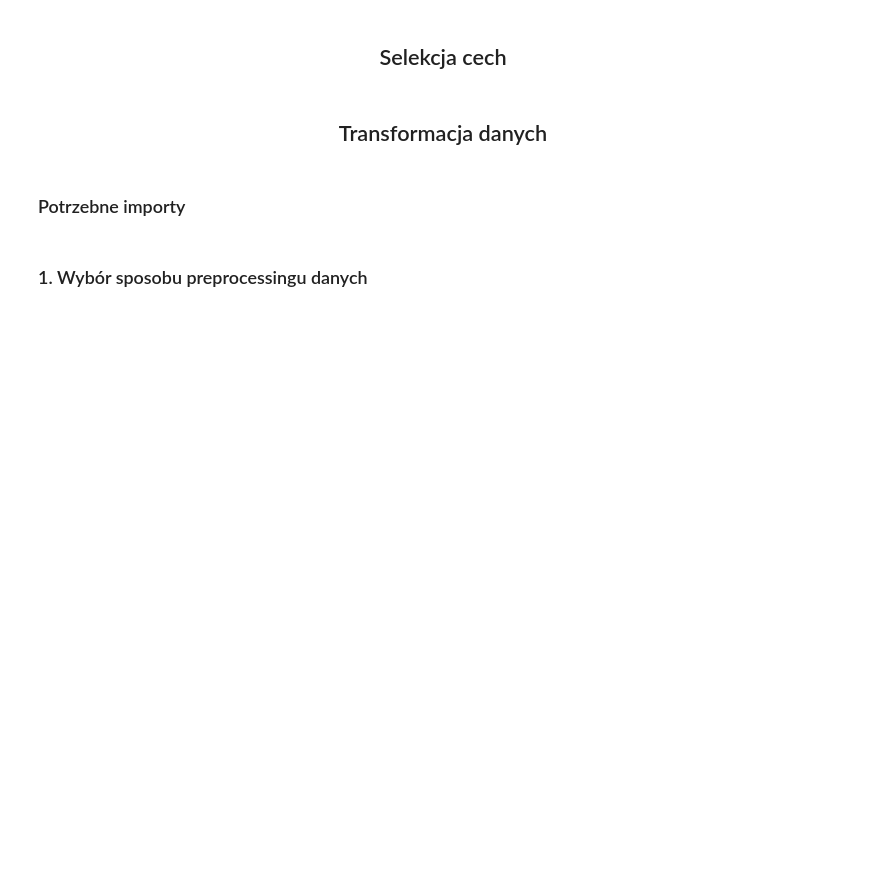
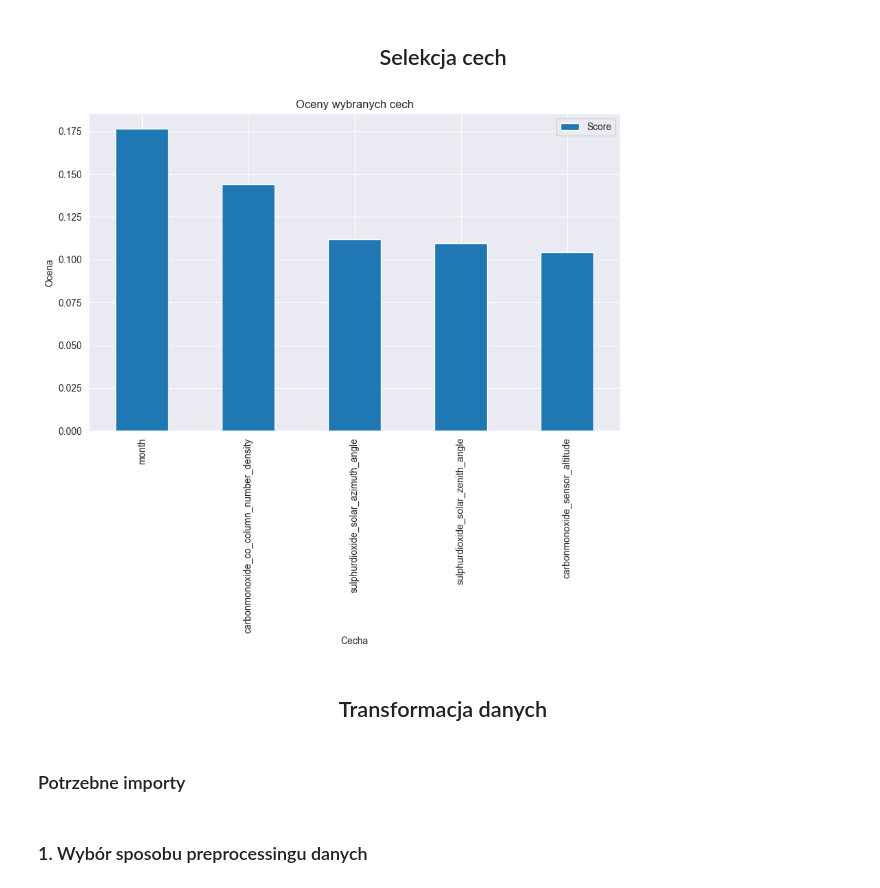
Before and after one commit to HubertKlosowski/Zindi, a Jupyter notebook: AirQuality.ipynb, the cells around one changed output. Saved outputs shown, nothing was run; the diff lists cells and outputs as text; code cells hidden in the pictures; blank space fills up the shorter version.

```diff
--- a/AirQuality.ipynb
+++ b/AirQuality.ipynb
@@ -160,27 +239,29 @@ data.head()
 # %%
 from sklearn.feature_selection import SelectKBest, mutual_info_regression
 
 def select_best_features(not_fitted_X, not_fitted_y, num_of_features):
     sc = SelectKBest(score_func=mutual_info_regression, k=num_of_features)
     sc.fit(not_fitted_X, not_fitted_y)
     return sc
 
 def plot_selection_scores(sc, num_of_features):
     scores = dict(zip(sc.feature_names_in_, sc.scores_))
     scores = sorted(scores.items(), key=lambda x: x[1], reverse=True)[:num_of_features]
     scores_df = pd.DataFrame(scores, columns=['Feature', 'Score'])
 
     scores_df.plot(kind='bar', x='Feature', y='Score', figsize=(10, 6), rot=90, title='Oceny wybranych cech')
     plt.xlabel('Cecha')
     plt.ylabel('Ocena')
 
 
 X, y = data.drop(['pm2_5'], axis=1), data['pm2_5']
-k = 21
+k = 5
 selector = select_best_features(X, y, k)
 X, test = selector.transform(X), selector.transform(test)
 
 plot_selection_scores(selector, k)
+# %% [output]
+[figure, added]
 # %% [markdown]
 ## <center>Transformacja danych</center>
 # %% [markdown]
```
Also changed, not shown: parts of 16 cells of this notebook.
